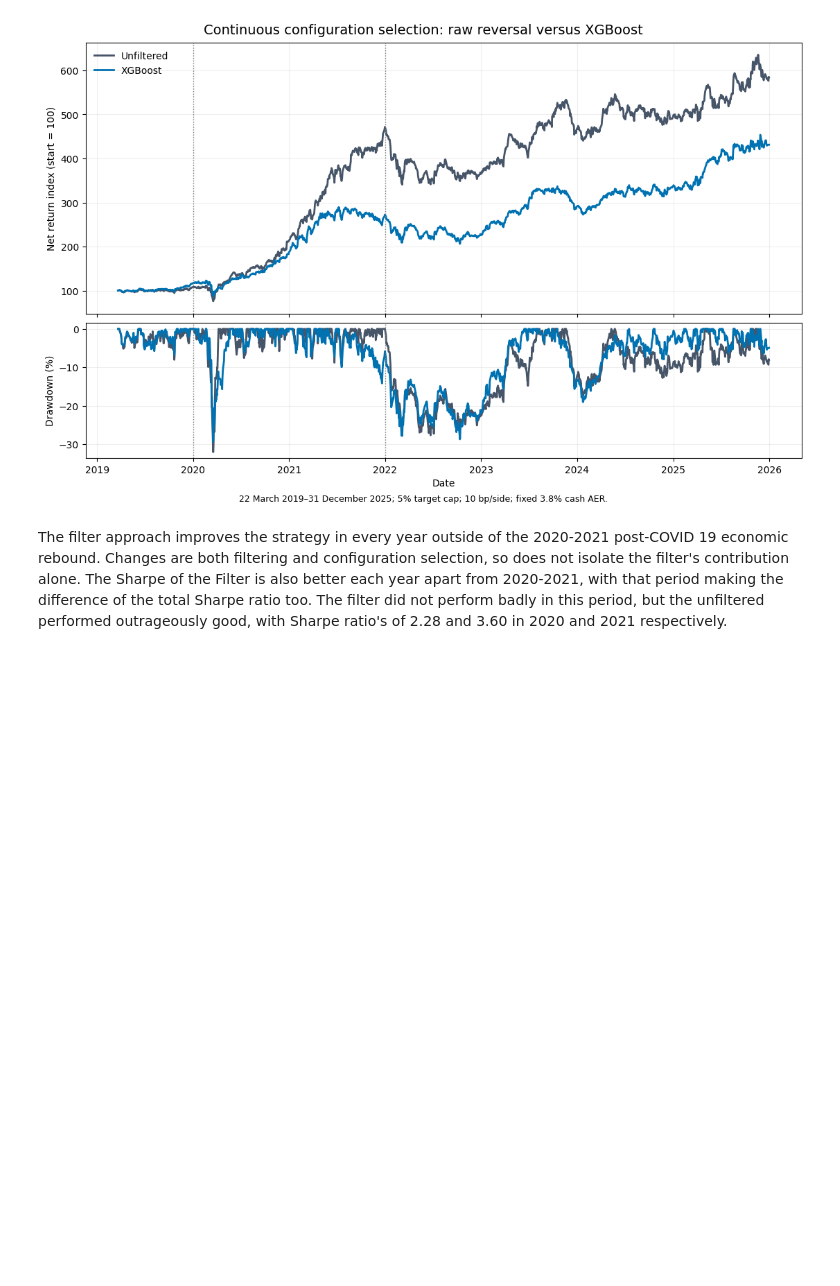
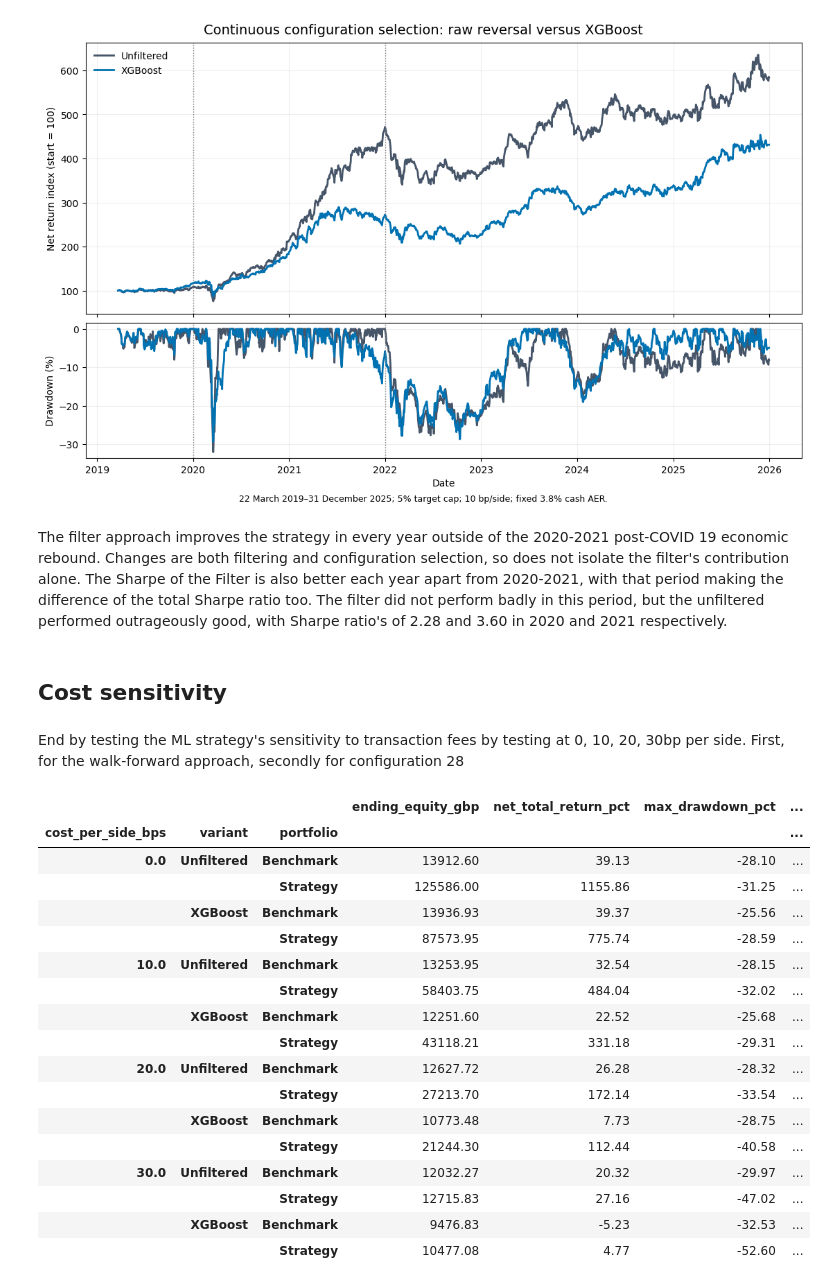
Before and after one commit to oscar-lewis-3333/trading-portfolio, a Jupyter notebook: uk_portfolio/reversal_signals/notebooks/reversal_signals_ml.ipynb, the cells around one changed output. Drawn from its saved outputs; the diff is of its cells as text; code cells hidden in the pictures; blank space fills up the shorter version.

Commit message:
reversal signals cost sensitivity update

```diff
--- a/uk_portfolio/reversal_signals/notebooks/reversal_signals_ml.ipynb
+++ b/uk_portfolio/reversal_signals/notebooks/reversal_signals_ml.ipynb
@@ -259,3 +259,29 @@ fig, ax = reporting.plot_continuous_comparison(continuous)
 [figure]
 # %% [markdown]
 The filter approach improves the strategy in every year outside of the 2020-2021 post-COVID 19 economic rebound. Changes are both filtering and configuration selection, so does not isolate the filter's contribution alone. The Sharpe of the Filter is also better each year apart from 2020-2021, with that period making the difference of the total Sharpe ratio too. The filter did not perform badly in this period, but the unfiltered performed outrageously good, with Sharpe ratio's of 2.28 and 3.60 in 2020 and 2021 respectively.
+# %% [markdown]
+## Cost sensitivity
+# %% [markdown]
+End by testing the ML strategy's sensitivity to transaction fees by testing at 0, 10, 20, 30bp per side. First, for the walk-forward approach, secondly for configuration 28
+# %%
+continuous_costs = research.continuous_cost_sensitivity(inputs, continuous)
+display(continuous_costs[["ending_equity_gbp", "net_total_return_pct", "max_drawdown_pct", "total_cost_gbp", "net_sharpe", "mean_daily_net_excess_bps"]].round(2))
+# %% [output]
+|  |  |  | ending_equity_gbp | net_total_return_pct | max_drawdown_pct | ... |
+| cost_per_side_bps | variant | portfolio |  |  |  | ... |
+| 0.0 | Unfiltered | Benchmark | 13912.60 | 39.13 | -28.10 | ... |
+|  |  | Strategy | 125586.00 | 1155.86 | -31.25 | ... |
+|  | XGBoost | Benchmark | 13936.93 | 39.37 | -25.56 | ... |
+|  |  | Strategy | 87573.95 | 775.74 | -28.59 | ... |
+| 10.0 | Unfiltered | Benchmark | 13253.95 | 32.54 | -28.15 | ... |
+|  |  | Strategy | 58403.75 | 484.04 | -32.02 | ... |
+|  | XGBoost | Benchmark | 12251.60 | 22.52 | -25.68 | ... |
+|  |  | Strategy | 43118.21 | 331.18 | -29.31 | ... |
+| 20.0 | Unfiltered | Benchmark | 12627.72 | 26.28 | -28.32 | ... |
+|  |  | Strategy | 27213.70 | 172.14 | -33.54 | ... |
+|  | XGBoost | Benchmark | 10773.48 | 7.73 | -28.75 | ... |
+|  |  | Strategy | 21244.30 | 112.44 | -40.58 | ... |
+| 30.0 | Unfiltered | Benchmark | 12032.27 | 20.32 | -29.97 | ... |
+|  |  | Strategy | 12715.83 | 27.16 | -47.02 | ... |
+|  | XGBoost | Benchmark | 9476.83 | -5.23 | -32.53 | ... |
+|  |  | Strategy | 10477.08 | 4.77 | -52.60 | ... |
```
Also changed, not shown: parts of 8 cells of this notebook, 2 other files.
